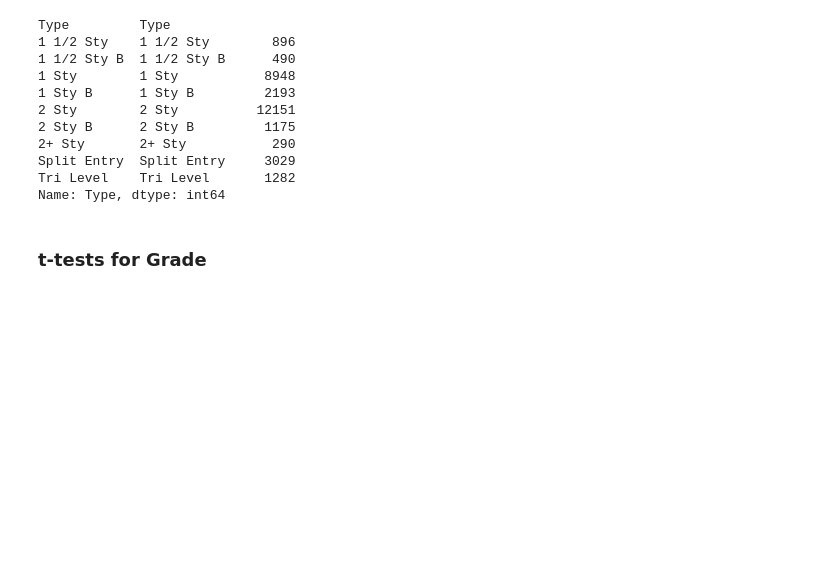
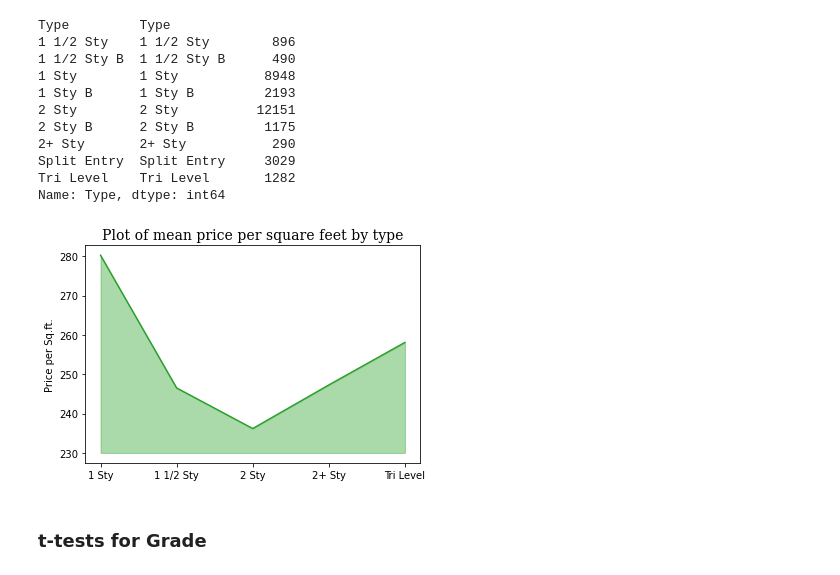
Before and after one commit to vmccready/home-saleprice-eda, a Jupyter notebook: exploration.ipynb, the cells around one changed output. Cells and saved outputs as stored; diff of their text form; code cells hidden in the pictures; blank space fills up the shorter version.

```diff
--- a/exploration.ipynb
+++ b/exploration.ipynb
@@ -563,6 +591,21 @@ Type         Type
 Split Entry  Split Entry     3029
 Tri Level    Tri Level       1282
 Name: Type, dtype: int64
+# %%
+fig, ax = plt.subplots(figsize=(6,4))
+x = ['1 Sty', '1 1/2 Sty', '2 Sty', '2+ Sty', 'Tri Level']
+y = [sf_types.groupby('Type')['price/sqft'].mean()[t] for t in ['1 Sty', '1 1/2 Sty', '2 Sty', '2+ Sty', 'Tri Level']]
+ax.plot(x,y,
+        color = colors[2]
+       )
+ax.fill_between(x,y,230, color=colors[2], alpha=.4)
+# ax.set_ylim(2)
+ax.set_title('Plot of mean price per square feet by type', ** fonts)
+ax.set_ylabel('Price per Sq.ft.')
+plt.savefig('img/p_sq_type_nob.png')
+plt.show()
+# %% [output]
+[figure, added]
 # %% [markdown]
 ### t-tests for Grade
 # %%
```
Also changed, not shown: parts of 6 cells of this notebook, 1 other file.
